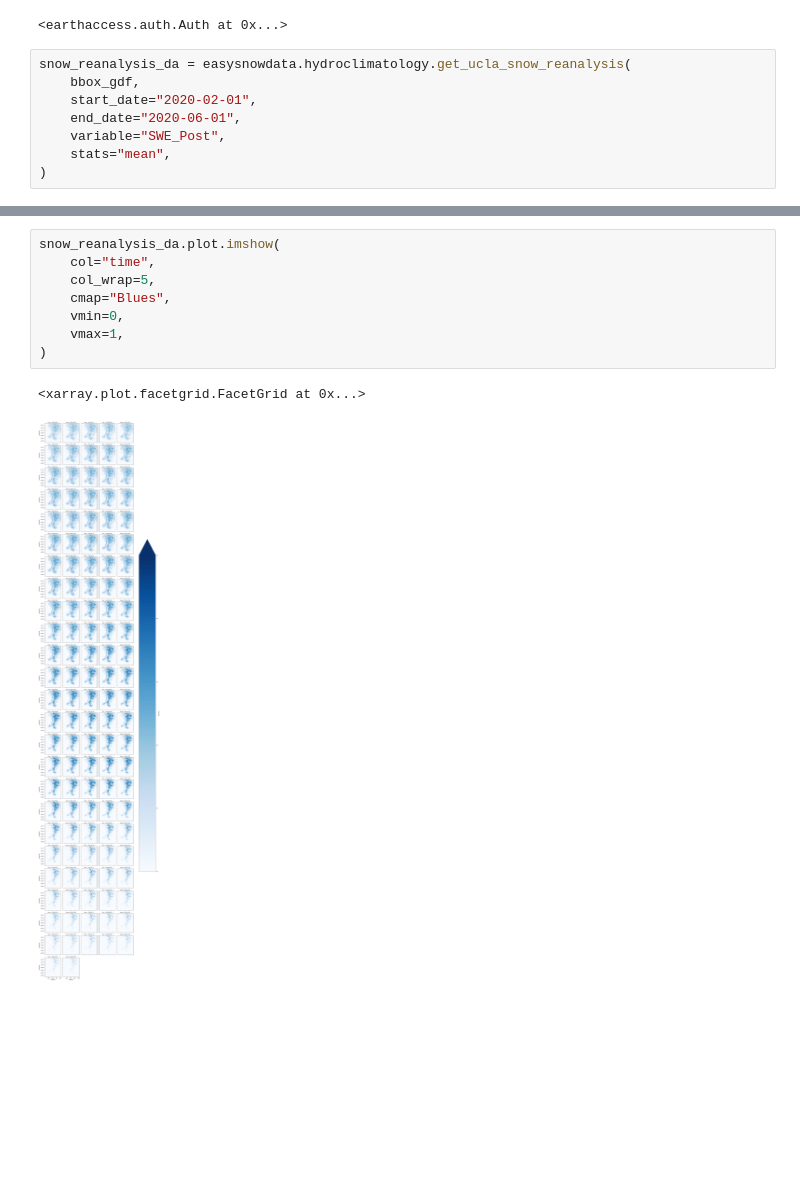
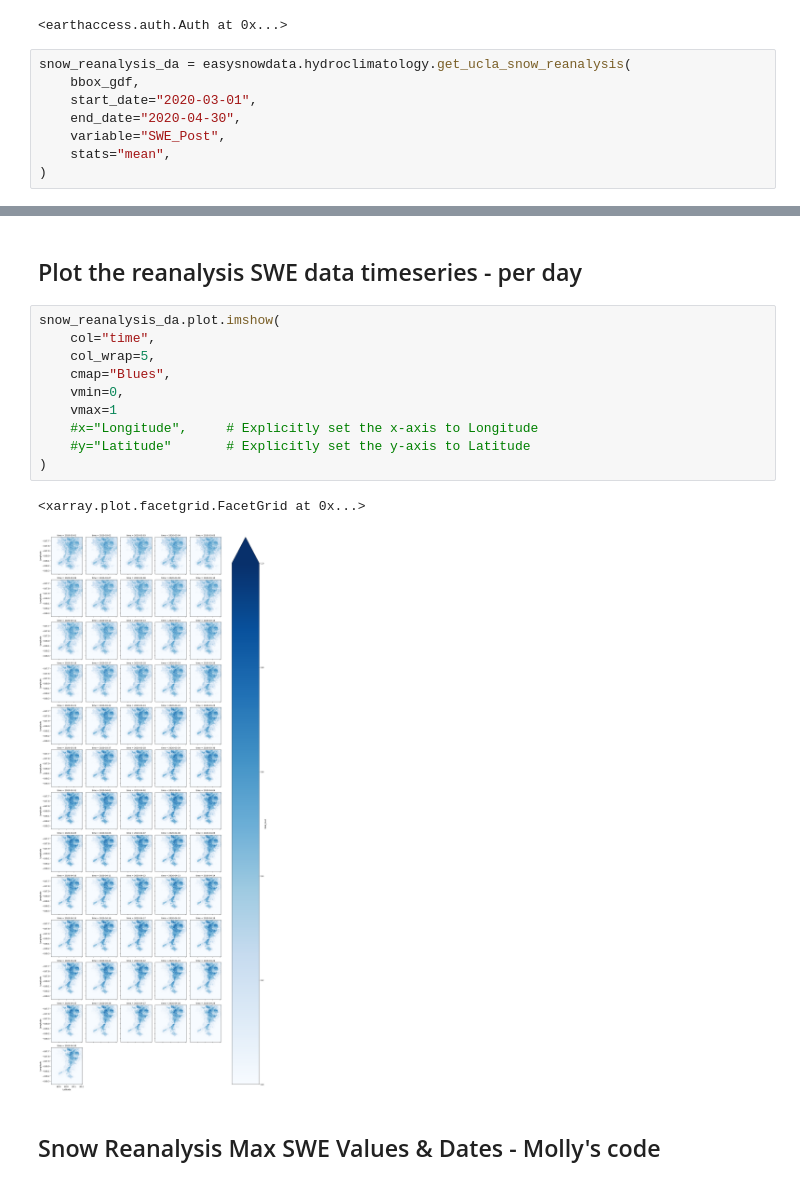
Before and after one commit to snowex-hackweek/snowmelt-timing-2024, a Jupyter notebook: contributors/Molly/UCLA_SWE_GrandMesa.ipynb, the cells around one changed output, grey strips where cells are left out. Saved outputs shown, nothing was run; the diff lists cells and outputs as text; blank space fills up the shorter version.

Commit message:
updated UCLA reanalysis mapping notebook

```diff
--- a/contributors/Molly/UCLA_SWE_GrandMesa.ipynb
+++ b/contributors/Molly/UCLA_SWE_GrandMesa.ipynb
@@ -32,8 +32,8 @@ Enter your Earthdata password:  ········
 # %%
 snow_reanalysis_da = easysnowdata.hydroclimatology.get_ucla_snow_reanalysis(
     bbox_gdf,
-    start_date="2020-02-01",
-    end_date="2020-06-01",
+    start_date="2020-03-01",
+    end_date="2020-04-30",
     variable="SWE_Post",
     stats="mean",
 )
@@ -40,11 +52,17 @@ snow_reanalysis_da = easysnowdata.hydroclimatology.get_ucla_snow_reanalysis(
+# %% [markdown]
+## Plot the reanalysis SWE data timeseries - per day
 # %%
 snow_reanalysis_da.plot.imshow(
     col="time",
     col_wrap=5,
     cmap="Blues",
     vmin=0,
-    vmax=1,
+    vmax=1
+    #x="Longitude",     # Explicitly set the x-axis to Longitude
+    #y="Latitude"       # Explicitly set the y-axis to Latitude
 )
 # %% [output]
 <xarray.plot.facetgrid.FacetGrid at 0x...>
-[figure, old version]
+[figure, new version]
+# %% [markdown]
+## Snow Reanalysis Max SWE Values & Dates - Molly's code
```
Also changed, not shown: parts of 7 cells of this notebook.
